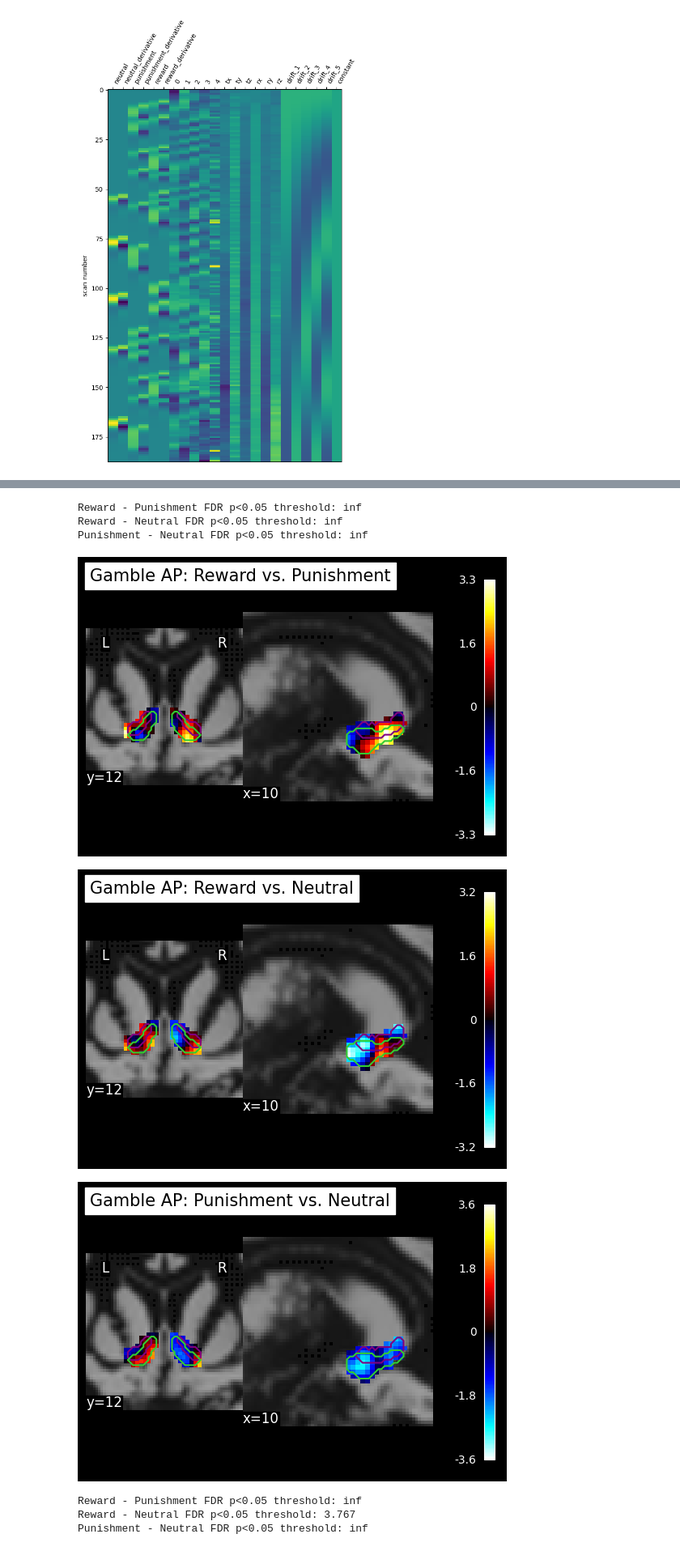
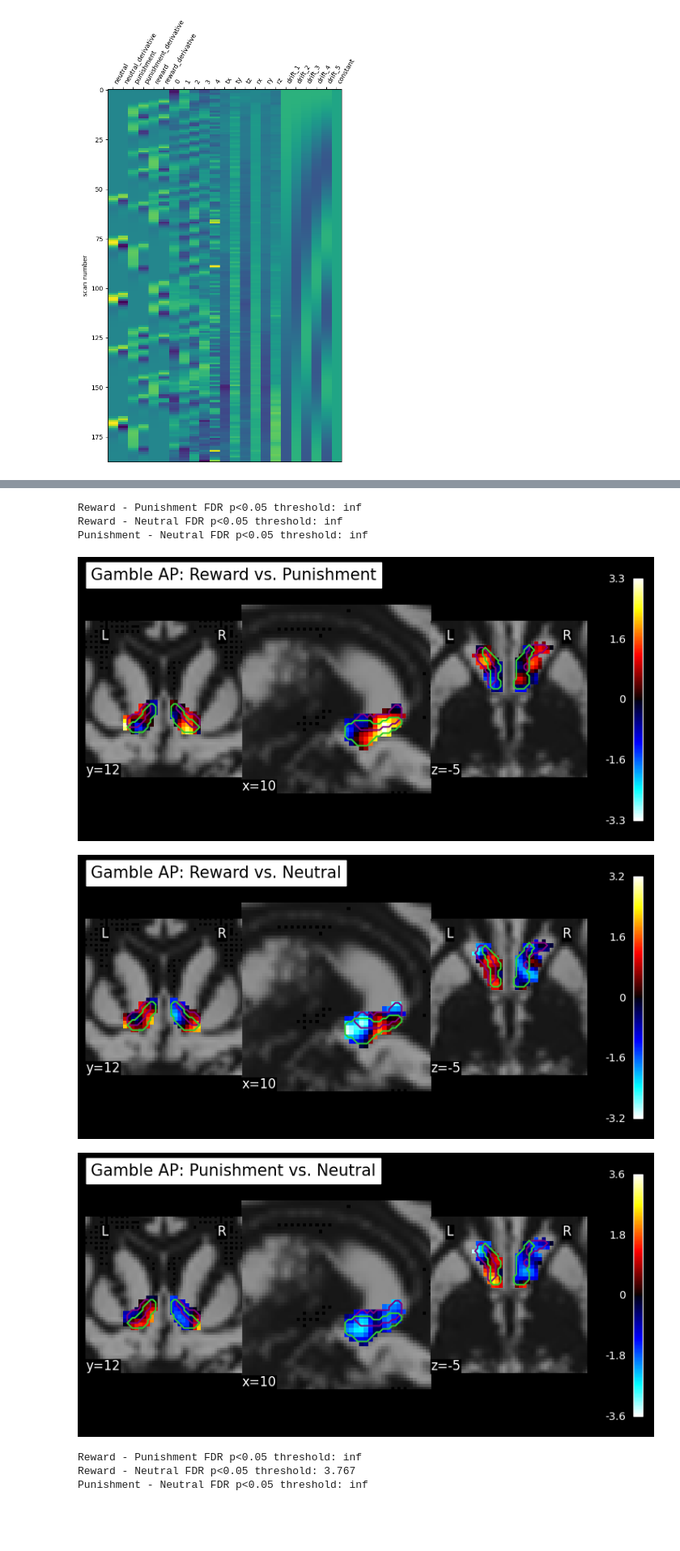
Before and after one commit to LuisA00/Analysis_Playground, a Jupyter notebook: NAcc_Affect/sub15_Gambling_ColumbiaCards.ipynb, the cells around one changed output, grey strips where cells are left out. Shown at 81% size. Saved outputs shown, nothing was run; the diff lists cells and outputs as text; code cells hidden in the pictures; blank space fills up the shorter version.

```diff
--- a/NAcc_Affect/sub15_Gambling_ColumbiaCards.ipynb
+++ b/NAcc_Affect/sub15_Gambling_ColumbiaCards.ipynb
@@ -369,23 +414,24 @@ print(f"Punishment - Neutral FDR p<0.05 threshold: {punishment_minus_neutral_thr
 NAcc_rew_pun_fig = plot_stat_map(
     reward_minus_punishment_z_map,
     threshold=0,#2.797,
-    display_mode="yx",
-    cut_coords=(10, 12),
+    display_mode="ortho",
+    cut_coords=(10, 12, -5),
     bg_img=anat_file,
     draw_cross=False,
-    title="Gamble AP: Reward vs. Punishment"
-)
+    title="Gamble AP: Reward vs. Punishment")
 
 NAcc_rew_pun_fig.axes['y'].ax.set_xlim(-30, 30)
 NAcc_rew_pun_fig.axes['y'].ax.set_ylim(-30, 30)
 NAcc_rew_pun_fig.axes['x'].ax.set_xlim(-30, 30)
 NAcc_rew_pun_fig.axes['x'].ax.set_ylim(-30, 30)
+NAcc_rew_pun_fig.axes['z'].ax.set_xlim(-30, 30)
+NAcc_rew_pun_fig.axes['z'].ax.set_ylim(-30, 30)
 
 NAcc_rew_neu_fig = plot_stat_map(
     reward_minus_neutral_z_map,
     threshold=0,#2.797,
-    display_mode="yx",
-    cut_coords=(10, 12),
+    display_mode="ortho",
+    cut_coords=(10, 12, -5),
     bg_img=anat_file,
     draw_cross=False,
     title="Gamble AP: Reward vs. Neutral"
@@ -395,12 +441,14 @@ NAcc_rew_neu_fig.axes['y'].ax.set_xlim(-30, 30)
 NAcc_rew_neu_fig.axes['y'].ax.set_ylim(-30, 30)
 NAcc_rew_neu_fig.axes['x'].ax.set_xlim(-30, 30)
 NAcc_rew_neu_fig.axes['x'].ax.set_ylim(-30, 30)
+NAcc_rew_neu_fig.axes['z'].ax.set_xlim(-30, 30)
+NAcc_rew_neu_fig.axes['z'].ax.set_ylim(-30, 30)
 
 NAcc_pun_neu_fig = plot_stat_map(
     punishment_minus_neutral_z_map,
     threshold=0,#2.797,
-    display_mode="yx",
-    cut_coords=(10, 12),
+    display_mode="ortho",
+    cut_coords=(10, 12, -5),
     bg_img=anat_file,
     draw_cross=False,
     title="Gamble AP: Punishment vs. Neutral"
@@ -410,39 +458,41 @@ NAcc_pun_neu_fig.axes['y'].ax.set_xlim(-30, 30)
 NAcc_pun_neu_fig.axes['y'].ax.set_ylim(-30, 30)
 NAcc_pun_neu_fig.axes['x'].ax.set_xlim(-30, 30)
 NAcc_pun_neu_fig.axes['x'].ax.set_ylim(-30, 30)
+NAcc_pun_neu_fig.axes['z'].ax.set_xlim(-30, 30)
+NAcc_pun_neu_fig.axes['z'].ax.set_ylim(-30, 30)
 
 masks = [NAcc_core_contour, NAcc_shell_contour]
 colors = ["purple", "limegreen"]
 
 for mask, color in zip(masks, colors):
     NAcc_rew_pun_fig.add_contours(
         mask,
         contours=0.1,
         antialiased=True,
         linewidth=1,
         levels=[0],
         colors=[color])
     NAcc_rew_neu_fig.add_contours(
         mask,
         contours=0.1,
         antialiased=True,
         linewidth=1,
         levels=[0],
         colors=[color])
     NAcc_pun_neu_fig.add_contours(
         mask,
         contours=0.1,
         antialiased=True,
         linewidth=1,
         levels=[0],
         colors=[color])
 # %% [output]
 Reward - Punishment FDR p<0.05 threshold: inf
 Reward - Neutral FDR p<0.05 threshold: inf
 Punishment - Neutral FDR p<0.05 threshold: inf
-[figure, old version]
+[figure, new version]
-[figure, old version]
+[figure, new version]
-[figure, old version]
+[figure, new version]
 # %%
 reward_minus_punishment_z_map = NAcc_GLM_Gamble_PA.compute_contrast(contrast_def=reward_minus_punishment, stat_type="t", output_type="z_score")
 reward_minus_neutral_z_map = NAcc_GLM_Gamble_PA.compute_contrast(contrast_def=reward_minus_neutral, stat_type="t", output_type="z_score")
```
Also changed, not shown: parts of 11 cells of this notebook.
